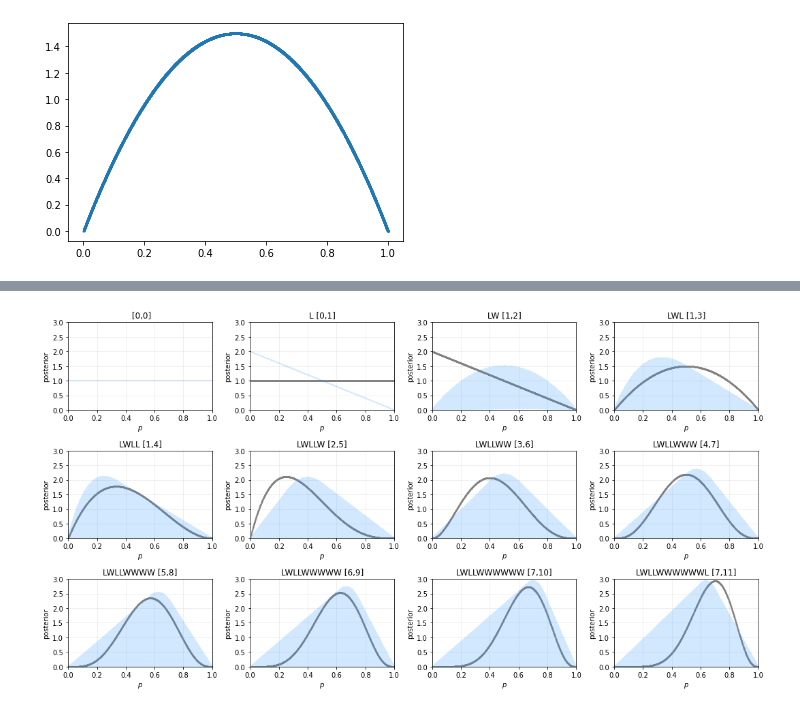
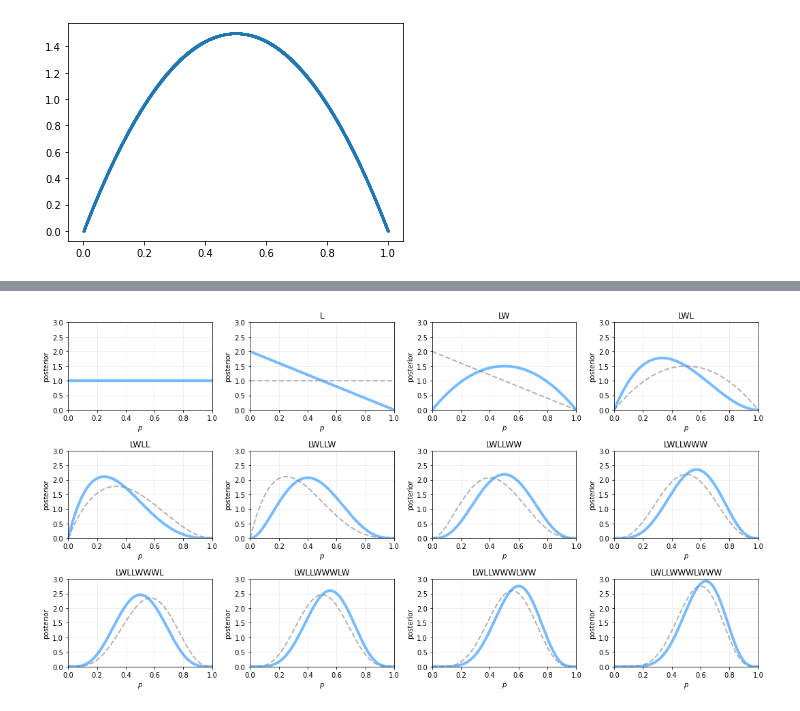
Before and after one commit to jsdiazpo/Bayesian-Digressions, a Jupyter notebook: Water-Land example.ipynb, the cells around one changed output, grey strips where cells are left out. Cells and saved outputs as stored; diff of their text form; code cells hidden in the pictures.

```diff
--- a/Water-Land example.ipynb
+++ b/Water-Land example.ipynb
@@ -58,13 +58,2 @@ plt.scatter(p, posterior_water(W=1, N=2, p=p), s=1);
 # %% [output]
 [figure]
-# %%
-fig, ax = plt.subplots(figsize=(8, 5))
-xmin, xmax = 0, 1
-ax.scatter(p, likelihood(W=0, L=0, p=p), s=1, label='')# color='dodgerblue', alpha=.7, histtype='stepfilled', ec='k')
-ax.scatter(p, likelihood(W=0, L=1, p=p), s=1, label='L')# color='dodgerblue', alpha=.7, histtype='stepfilled', ec='k')
-ax.scatter(p, likelihood(W=1, L=1, p=p), s=1, label='LW')# color='dodgerblue', alpha=.7, histtype='stepfilled', ec='k')
-ax.scatter(p, likelihood(W=2, L=1, p=p), s=1, label='LWW')# color='dodgerblue', alpha=.7, histtype='stepfilled', ec='k')
-ymin, ymax = 0, ax.axis()[3]
-ax.set(xlabel='$p$', ylabel='count', xlim=[xmin,xmax], ylim=[ymin,ymax])
-ax.grid(lw=1, alpha=0.2, zorder=0);
-ax.legend();
@@ -73,24 +60,23 @@ ax.legend();
 # %%
 fig, axs = plt.subplots(figsize=(15, 8), ncols=4, nrows=3)
-seq = ['L', 'W', 'L', 'L', 'W', 'W', 'W', 'W', 'W', 'W', 'L']
+seq = ['L', 'W', 'L', 'L', 'W', 'W', 'W', 'L', 'W', 'W', 'W']
 xmin, xmax = 0, 1
+ymin, ymax = 0, 3
 cnt_all, cnt_water = 0, 0
-# axs[0,0].scatter(p, posterior_water(W=cnt_water, N=cnt_all, p=p), s=1)
 sequence = ''
 for idx, ax in enumerate(axs.flat):
     if idx != 0:
         sample = seq[idx-1]
         if sample == 'W':
             cnt_water += 1
         cnt_all += 1
         sequence += sample
-        ax.scatter(p, last_posterior, s=1, c='gray', alpha=0.1)
-    last_posterior = posterior_water(W=cnt_water, N=cnt_all, p=p)
-    ax.plot(p, last_posterior, c='dodgerblue', alpha=0.2)#, s=1)
-    ymin, ymax = 0, 3
-    ax.set(xlabel='$p$', ylabel='posterior', title=f'{sequence} [{cnt_water},{cnt_all}]',
+        ax.plot(p_axis, last_posterior, c='gray', ls='--', lw=2, alpha=0.6)
+    last_posterior = posterior_water(W=cnt_water, N=cnt_all, p=p_axis)
+    ax.plot(p_axis, last_posterior, c='dodgerblue', lw=4, alpha=0.6)
+    ax.set(xlabel='$p$', ylabel='posterior', title=f'{sequence}',
            xlim=[xmin,xmax], ylim=[ymin,ymax])
     ax.grid(lw=1, alpha=0.2, zorder=0)
 plt.tight_layout()
 # %% [output]
-[figure, old version]
+[figure, new version]
```
Also changed, not shown: parts of 13 cells of this notebook.
